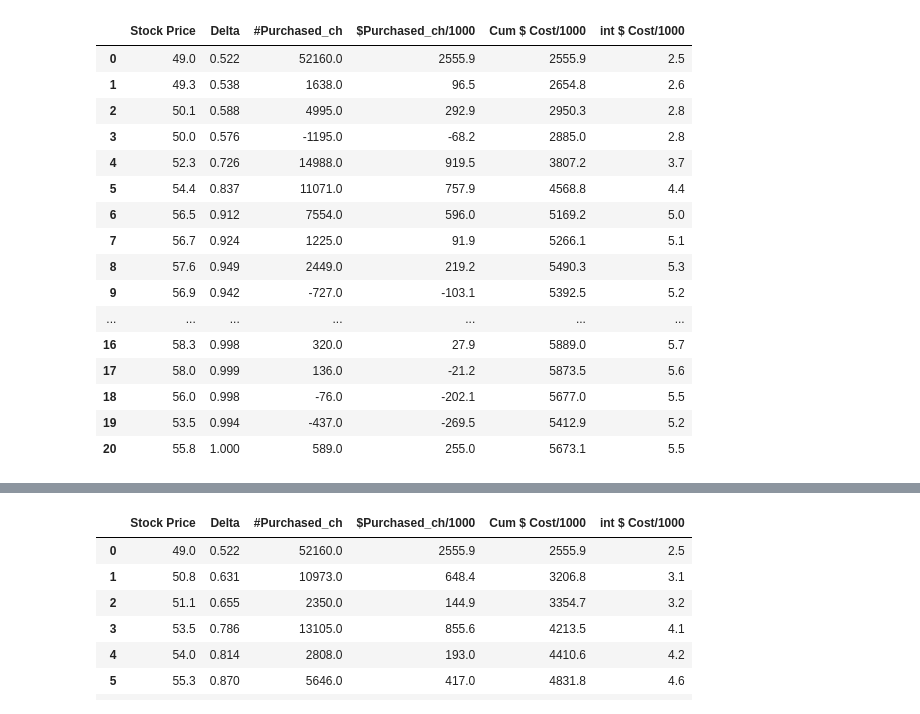
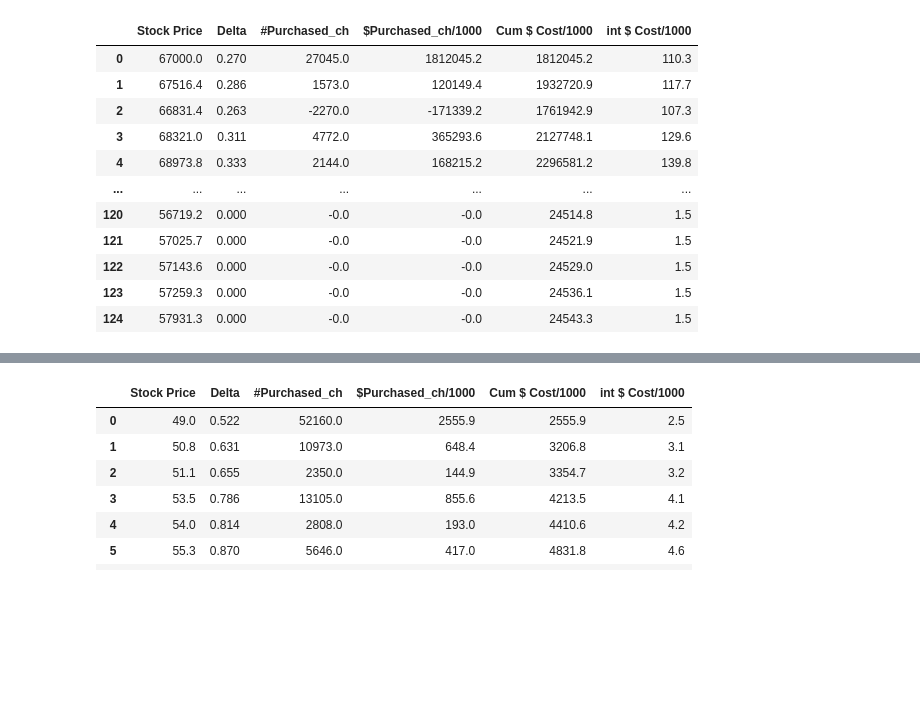
Before and after one commit to MalrangQuant/Derivatives-Trading-Strategy, a Jupyter notebook: Pre-Term.ipynb, the cells around one changed output, grey strips where cells are left out. Drawn from its saved outputs; the diff is of its cells as text; code cells hidden in the pictures; blank space fills up the shorter version.

```diff
--- a/Pre-Term.ipynb
+++ b/Pre-Term.ipynb
@@ -9,17 +9,17 @@ np.set_printoptions(precision=10, suppress=True)
 # %%
 '''Parameters'''
 inputs = {
-    's0' : 49,
-    'k' : 50,
-    'rf' : 0.05,
-    'sigma' : 0.2,
-    'imvol' : 0.2,
+    's0' : 67000,
+    'k' : 73700,
+    'rf' : 0.0151,
+    'sigma' : 0.192,
+    'imvol' : 0.221,
     'T' : 1,
     'mu' : 0.13,
-    'q' : 0,
-    'interval' : 1/52,
-    'time_step' : 20,
-    'simul_num' : 10000,
+    'q' : 0.04,
+    'interval' : 1/248,
+    'time_step' : 124,
+    'simul_num' : 100,
     'num_shares' : 100000
 }
 # %%
@@ -157,50 +157,51 @@ pd.DataFrame(data=delta_hedge_int_cost).T.iloc[[0]].T
 # %%
-dh = delta_hedging(inputs)
-dh.hedging_cost().mean()
+while True:
 
-stock_path = dh.stock_path()
-a = pd.DataFrame(data=np.round(stock_path, 1)).T.iloc[[0]].T
-a = a.rename(columns={0:0})
+      dh = delta_hedging(inputs)
+      dh.hedging_cost().mean()
 
-delta_path = np.round(dh.path_delta(stock_path),3)
-b = pd.DataFrame(data=delta_path).T.iloc[[0]].T
-b = b.rename(columns={0:1})
+      stock_path = dh.stock_path()
+      a = pd.DataFrame(data=np.round(stock_path, 1)).T.iloc[[0]].T
+      a = a.rename(columns={0:0})
 
-path_delta_shares_ch = np.round(dh.path_changes(dh.path_delta_shares(stock_path)),0)
-c = pd.DataFrame(data=path_delta_shares_ch).T.iloc[[0]].T
-c = c.rename(columns={0:2})
+      delta_path = np.round(dh.path_delta(stock_path),3)
+      b = pd.DataFrame(data=delta_path).T.iloc[[0]].T
+      b = b.rename(columns={0:1})
 
-'''divided by 1000'''
-path_delta_shares_cost_ch = np.round(dh.path_changes(dh.path_delta_shares_cost(stock_path)) / 1000,1)
-d = pd.DataFrame(data=path_delta_shares_cost_ch).T.iloc[[0]].T
-d = d.rename(columns={0:3})
+      path_delta_shares_ch = np.round(dh.path_changes(dh.path_delta_shares(stock_path)),0)
+      c = pd.DataFrame(data=path_delta_shares_ch).T.iloc[[0]].T
+      c = c.rename(columns={0:2})
 
-path_delta_hedged_cum = np.round(dh.path_delta_hedged_cum(stock_path) / 1000,1)
-e = pd.DataFrame(data=path_delta_hedged_cum).T.iloc[[0]].T
-e = e.rename(columns={0:4})
+      '''divided by 1000'''
+      path_delta_shares_cost_ch = np.round(dh.path_changes(dh.path_delta_shares_cost(stock_path)) / 1000,1)
+      d = pd.DataFrame(data=path_delta_shares_cost_ch).T.iloc[[0]].T
+      d = d.rename(columns={0:3})
 
-delta_hedge_int_cost = np.round(dh.delta_hedging_int_cost(stock_path) / 1000, 1)
-f = pd.DataFrame(data=delta_hedge_int_cost).T.iloc[[0]].T
-f = f.rename(columns={0:5})
+      path_delta_hedged_cum = np.round(dh.path_delta_hedged_cum(stock_path) / 1000,1)
+      e = pd.DataFrame(data=path_delta_hedged_cum).T.iloc[[0]].T
+      e = e.rename(columns={0:4})
 
-tmp = pd.concat([a, b, c, d, e, f], axis=1).\
-      rename(columns={0:'Stock Price', 1:'Delta', 2:'#Purchased_ch', 3:'$Purchased_ch/1000', 4:'Cum $ Cost/1000', 5:'int $ Cost/1000'})
+      delta_hedge_int_cost = np.round(dh.delta_hedging_int_cost(stock_path) / 1000, 1)
+      f = pd.DataFrame(data=delta_hedge_int_cost).T.iloc[[0]].T
+      f = f.rename(columns={0:5})
+
+      tmp = pd.concat([a, b, c, d, e, f], axis=1).\
+            rename(columns={0:'Stock Price', 1:'Delta', 2:'#Purchased_ch', 3:'$Purchased_ch/1000', 4:'Cum $ Cost/1000', 5:'int $ Cost/1000'})
+      if np.round(tmp['Stock Price'].std(),0) > 4300 and np.round(tmp['Stock Price'].std(),0) < 4500 :
+            break
+      else:
+            pass
 tmp
 # %% [output]
 |  | Stock Price | Delta | #Purchased_ch | $Purchased_ch/1000 | Cum $ Cost/1000 | int $ Cost/1000 |
-| 0 | 49.0 | 0.522 | 52160.0 | 2555.9 | 2555.9 | 2.5 |
-| 1 | 49.3 | 0.538 | 1638.0 | 96.5 | 2654.8 | 2.6 |
-| 2 | 50.1 | 0.588 | 4995.0 | 292.9 | 2950.3 | 2.8 |
-| 3 | 50.0 | 0.576 | -1195.0 | -68.2 | 2885.0 | 2.8 |
-| 4 | 52.3 | 0.726 | 14988.0 | 919.5 | 3807.2 | 3.7 |
-| 5 | 54.4 | 0.837 | 11071.0 | 757.9 | 4568.8 | 4.4 |
-| 6 | 56.5 | 0.912 | 7554.0 | 596.0 | 5169.2 | 5.0 |
-| 7 | 56.7 | 0.924 | 1225.0 | 91.9 | 5266.1 | 5.1 |
-| 8 | 57.6 | 0.949 | 2449.0 | 219.2 | 5490.3 | 5.3 |
-| 9 | 56.9 | 0.942 | -727.0 | -103.1 | 5392.5 | 5.2 |
+| 0 | 67000.0 | 0.270 | 27045.0 | 1812045.2 | 1812045.2 | 110.3 |
+| 1 | 67516.4 | 0.286 | 1573.0 | 120149.4 | 1932720.9 | 117.7 |
+| 2 | 66831.4 | 0.263 | -2270.0 | -171339.2 | 1761942.9 | 107.3 |
+| 3 | 68321.0 | 0.311 | 4772.0 | 365293.6 | 2127748.1 | 129.6 |
+| 4 | 68973.8 | 0.333 | 2144.0 | 168215.2 | 2296581.2 | 139.8 |
 | ... | ... | ... | ... | ... | ... | ... |
-| 16 | 58.3 | 0.998 | 320.0 | 27.9 | 5889.0 | 5.7 |
-| 17 | 58.0 | 0.999 | 136.0 | -21.2 | 5873.5 | 5.6 |
-| 18 | 56.0 | 0.998 | -76.0 | -202.1 | 5677.0 | 5.5 |
-| 19 | 53.5 | 0.994 | -437.0 | -269.5 | 5412.9 | 5.2 |
-| 20 | 55.8 | 1.000 | 589.0 | 255.0 | 5673.1 | 5.5 |
+| 120 | 56719.2 | 0.000 | -0.0 | -0.0 | 24514.8 | 1.5 |
+| 121 | 57025.7 | 0.000 | -0.0 | -0.0 | 24521.9 | 1.5 |
+| 122 | 57143.6 | 0.000 | -0.0 | -0.0 | 24529.0 | 1.5 |
+| 123 | 57259.3 | 0.000 | -0.0 | -0.0 | 24536.1 | 1.5 |
+| 124 | 57931.3 | 0.000 | -0.0 | -0.0 | 24543.3 | 1.5 |
```
Also changed, not shown: parts of 9 cells of this notebook, 16 other files.
